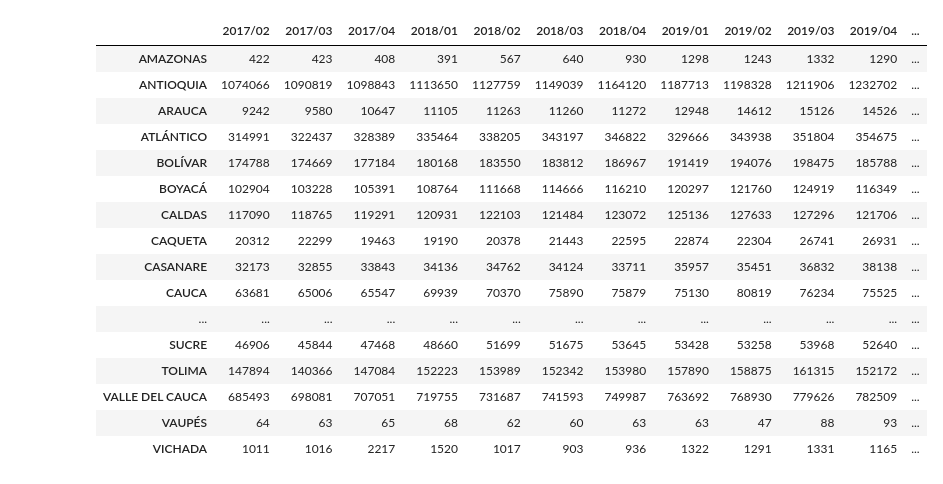
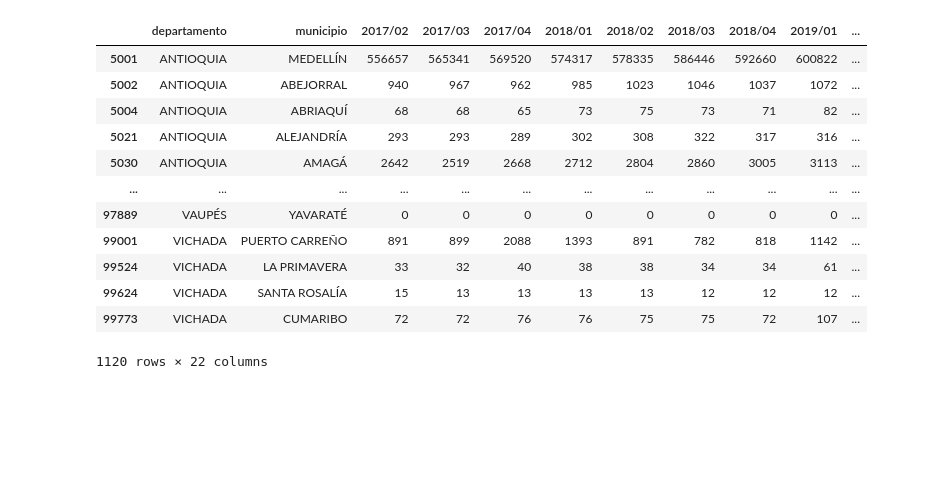
Before and after one commit to caramirezs/DataJam2022, a Jupyter notebook: Internet_suscr.ipynb, the cells around one changed output. Saved outputs shown, nothing was run; the diff lists cells and outputs as text; code cells hidden in the pictures; blank space fills up the shorter version.

```diff
--- a/Internet_suscr.ipynb
+++ b/Internet_suscr.ipynb
@@ -87,0 +51,5 @@ df_internet_sucrp_depto.to_csv('./bases_datos/suscriptores_internet_dpto.csv')
+# %%
+# Lista de municipios y departamentos con códigos, se necesita para más adelante
+lista_dpto_mpio = df_internet_sucrp[['id_departamento', 'departamento', 'id_municipio', 'municipio']].drop_duplicates().sort_values(by=['id_municipio'])
+lista_dpto_mpio.reset_index(drop=True, inplace=True)
+lista_dpto_mpio
@@ -88,5 +106,4 @@ df_internet_sucrp_depto.to_csv('./bases_datos/suscriptores_internet_dpto.csv')
 # %%
-df_tv_sucrp_dpto = pd.read_csv('./bases_datos/suscriptores_internet_dpto.csv')
-df_tv_sucrp_dpto = df_tv_sucrp_dpto.sort_values(by=['datetime', 'accesos'], ascending=[True, False])
+df_tv_sucrp_dpto = pd.read_csv('./bases_datos/suscriptores_internet_mpio.csv')
 df_tv_sucrp_dpto
 # %% [output]
@@ -110,28 +123,32 @@ new_index = ['AMAZONAS', 'ANTIOQUIA', 'ARAUCA', 'ATLÁNTICO', 'BOLÍVAR', 'BOYAC
 # %%
 df = pd.DataFrame(columns=datetime_list)
-list_temp = list()
-for dpto_name in dpto_list:
-    df_dpto_temp = df_tv_sucrp_dpto[df_tv_sucrp_dpto['departamento'] == dpto_name].drop(['departamento'], axis=1).rename(columns = {'accesos':dpto_name}).set_index(['datetime']).T
+for index, municipio_info in lista_dpto_mpio.iterrows():
+    df_dpto_temp = df_tv_sucrp_dpto[df_tv_sucrp_dpto['id_municipio'] == municipio_info['id_municipio']].drop(['id_departamento', 'departamento','id_municipio', 'municipio'], axis=1)
+    df_dpto_temp = df_dpto_temp.rename(columns = {'accesos': municipio_info['id_municipio']}).set_index(['datetime']).T
+    df_dpto_temp['municipio'] = municipio_info['municipio']
+    df_dpto_temp['departamento'] = municipio_info['departamento']
     df = pd.concat([df, df_dpto_temp])
-df.sort_index(inplace=True)
-df = df.fillna(0)
-df = df.loc[new_index]
+
+new_columns = list(df.columns)[:-2]
+new_columns.insert(0, 'departamento')
+new_columns.insert(1, 'municipio')
+df.drop(index=[0, 27086], inplace=True)
+df = df[new_columns]
+df.dropna(subset=['municipio'], inplace=True)
+df.to_csv('./bases_datos/suscriptores_internet_mpio_2.csv')
+df.fillna(0, inplace=True)
 df
 # %% [output]
-|  | 2017/02 | 2017/03 | 2017/04 | 2018/01 | 2018/02 | 2018/03 | 2018/04 | 2019/01 | 2019/02 | 2019/03 | 2019/04 | ... |
-| AMAZONAS | 422 | 423 | 408 | 391 | 567 | 640 | 930 | 1298 | 1243 | 1332 | 1290 | ... |
-| ANTIOQUIA | 1074066 | 1090819 | 1098843 | 1113650 | 1127759 | 1149039 | 1164120 | 1187713 | 1198328 | 1211906 | 1232702 | ... |
-| ARAUCA | 9242 | 9580 | 10647 | 11105 | 11263 | 11260 | 11272 | 12948 | 14612 | 15126 | 14526 | ... |
-| ATLÁNTICO | 314991 | 322437 | 328389 | 335464 | 338205 | 343197 | 346822 | 329666 | 343938 | 351804 | 354675 | ... |
-| BOLÍVAR | 174788 | 174669 | 177184 | 180168 | 183550 | 183812 | 186967 | 191419 | 194076 | 198475 | 185788 | ... |
-| BOYACÁ | 102904 | 103228 | 105391 | 108764 | 111668 | 114666 | 116210 | 120297 | 121760 | 124919 | 116349 | ... |
-| CALDAS | 117090 | 118765 | 119291 | 120931 | 122103 | 121484 | 123072 | 125136 | 127633 | 127296 | 121706 | ... |
-| CAQUETA | 20312 | 22299 | 19463 | 19190 | 20378 | 21443 | 22595 | 22874 | 22304 | 26741 | 26931 | ... |
-| CASANARE | 32173 | 32855 | 33843 | 34136 | 34762 | 34124 | 33711 | 35957 | 35451 | 36832 | 38138 | ... |
-| CAUCA | 63681 | 65006 | 65547 | 69939 | 70370 | 75890 | 75879 | 75130 | 80819 | 76234 | 75525 | ... |
-| ... | ... | ... | ... | ... | ... | ... | ... | ... | ... | ... | ... | ... |
-| SUCRE | 46906 | 45844 | 47468 | 48660 | 51699 | 51675 | 53645 | 53428 | 53258 | 53968 | 52640 | ... |
-| TOLIMA | 147894 | 140366 | 147084 | 152223 | 153989 | 152342 | 153980 | 157890 | 158875 | 161315 | 152172 | ... |
-| VALLE DEL CAUCA | 685493 | 698081 | 707051 | 719755 | 731687 | 741593 | 749987 | 763692 | 768930 | 779626 | 782509 | ... |
-| VAUPÉS | 64 | 63 | 65 | 68 | 62 | 60 | 63 | 63 | 47 | 88 | 93 | ... |
-| VICHADA | 1011 | 1016 | 2217 | 1520 | 1017 | 903 | 936 | 1322 | 1291 | 1331 | 1165 | ... |
+|  | departamento | municipio | 2017/02 | 2017/03 | 2017/04 | 2018/01 | 2018/02 | 2018/03 | 2018/04 | 2019/01 | ... |
+| 5001 | ANTIOQUIA | MEDELLÍN | 556657 | 565341 | 569520 | 574317 | 578335 | 586446 | 592660 | 600822 | ... |
+| 5002 | ANTIOQUIA | ABEJORRAL | 940 | 967 | 962 | 985 | 1023 | 1046 | 1037 | 1072 | ... |
+| 5004 | ANTIOQUIA | ABRIAQUÍ | 68 | 68 | 65 | 73 | 75 | 73 | 71 | 82 | ... |
+| 5021 | ANTIOQUIA | ALEJANDRÍA | 293 | 293 | 289 | 302 | 308 | 322 | 317 | 316 | ... |
+| 5030 | ANTIOQUIA | AMAGÁ | 2642 | 2519 | 2668 | 2712 | 2804 | 2860 | 3005 | 3113 | ... |
+| ... | ... | ... | ... | ... | ... | ... | ... | ... | ... | ... | ... |
+| 97889 | VAUPÉS | YAVARATÉ | 0 | 0 | 0 | 0 | 0 | 0 | 0 | 0 | ... |
+| 99001 | VICHADA | PUERTO CARREÑO | 891 | 899 | 2088 | 1393 | 891 | 782 | 818 | 1142 | ... |
+| 99524 | VICHADA | LA PRIMAVERA | 33 | 32 | 40 | 38 | 38 | 34 | 34 | 61 | ... |
+| 99624 | VICHADA | SANTA ROSALÍA | 15 | 13 | 13 | 13 | 13 | 12 | 12 | 12 | ... |
+| 99773 | VICHADA | CUMARIBO | 72 | 72 | 76 | 76 | 75 | 75 | 72 | 107 | ... |
+1120 rows × 22 columns
```
Also changed, not shown: parts of 24 cells of this notebook, 11 other files.
